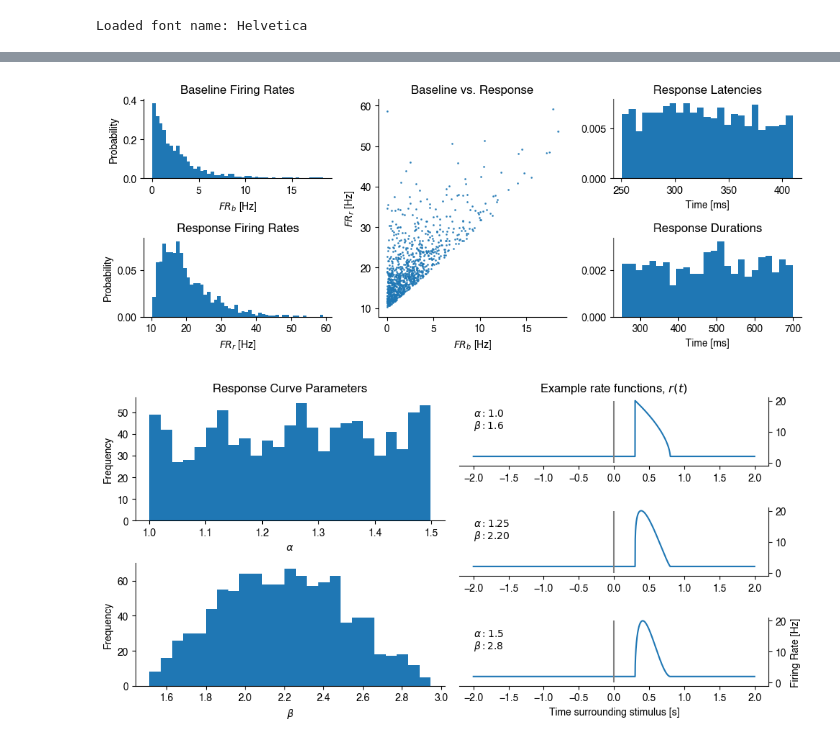
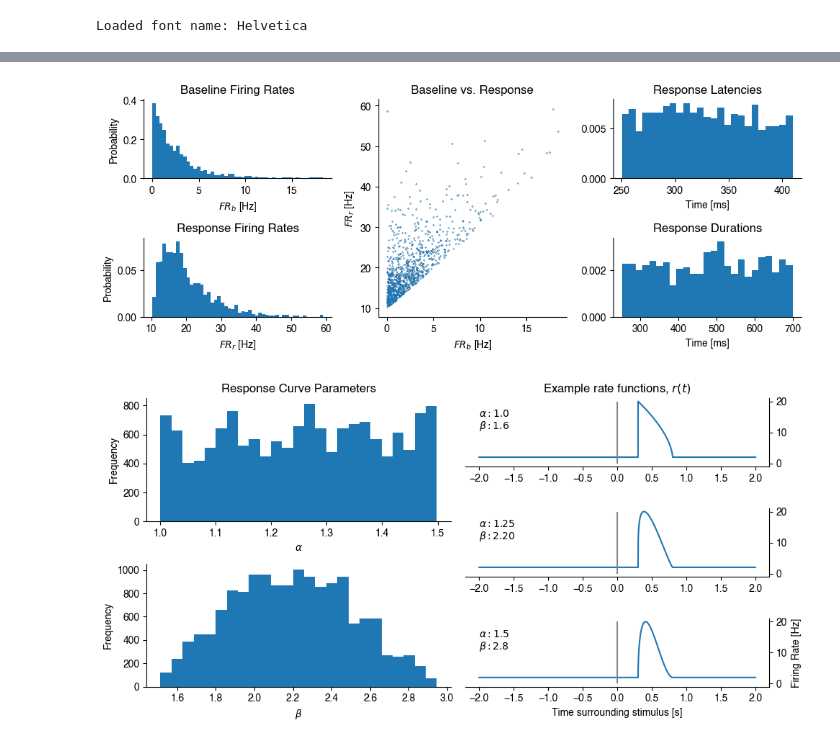
Before and after one commit to a-darcher/response_generator, a Jupyter notebook: dev_nbs/supp_figure_parameters.ipynb, the cells around one changed output, grey strips where cells are left out. Saved outputs shown, nothing was run; the diff lists cells and outputs as text; code cells hidden in the pictures.

```diff
--- a/dev_nbs/supp_figure_parameters.ipynb
+++ b/dev_nbs/supp_figure_parameters.ipynb
@@ -63,3 +44,14 @@ df
+# %%
+parent = Path("/media/al/darch/response_stats/datasets/bursts/")
+
+response_parquet = []
+
+for item in parent.iterdir():
+    file_ = list(item.glob("*.parquet"))
+    response_parquet.append(file_[0])
+
+df = pd.read_parquet(response_parquet)
+df = df[df["response"] == '1']
 # %%
 baseline_fr_dist = df["fr_baseline"]
 response_fr_dist = df["fr_response"]
@@ -86,36 +78,36 @@ ax.set_xlabel(r"$FR_b$ [Hz]")
 ax.set_ylabel("Probability")
 
 ax = axes["B"]
 ax.hist(response_fr_dist, bins=50, density=True)
 ax.set_title("Response Firing Rates")
 ax.set_xlabel(r"$FR_r$ [Hz]")
 ax.set_ylabel("Probability")
 
 ax = axes["C"]
-ax.scatter(baseline_fr_dist, response_fr_dist, s=1, alpha=0.8)
+ax.scatter(baseline_fr_dist, response_fr_dist, s=0.01, alpha=0.5)
 ax.set_xlabel(r"$FR_b$ [Hz]")
 ax.set_ylabel(r"$FR_r$ [Hz]")
 ax.set_title("Baseline vs. Response")
 
 ax = axes["D"]
 ax.hist(latencies * 1000, bins=25, density=True)
 ax.set_title("Response Latencies")
 ax.set_xlabel("Time [ms]")
 
 ax = axes["E"]
 ax.hist(durations * 1000, bins=25, density=True)
 ax.set_title("Response Durations")
 ax.set_xlabel("Time [ms]")
 
 sns.despine()
 
 plt.tight_layout()
 
-plt.savefig(save_dir / "simulation_params_1.svg", dpi=100,bbox_inches="tight")
+plt.savefig(save_dir / "simulation_params_1.svg", dpi=200,bbox_inches="tight")
 
 plt.show()
 # %% [output]
-[figure, old version]
+[figure, new version]
 # %%
 baseline_fr = 2
 response_fr = 20
@@ -283,7 +275,7 @@ plt.savefig(save_dir / "simulation_params_2.svg", dpi=100,bbox_inches="tight")
 
 plt.show()
 # %% [output]
-[figure, old version]
+[figure, new version]
 # %%
 def get_bursts_and_also_not_bursts(baseline_fr, response_fr, a, b):
 
```
Also changed, not shown: parts of 4 cells of this notebook, 42 other files.
